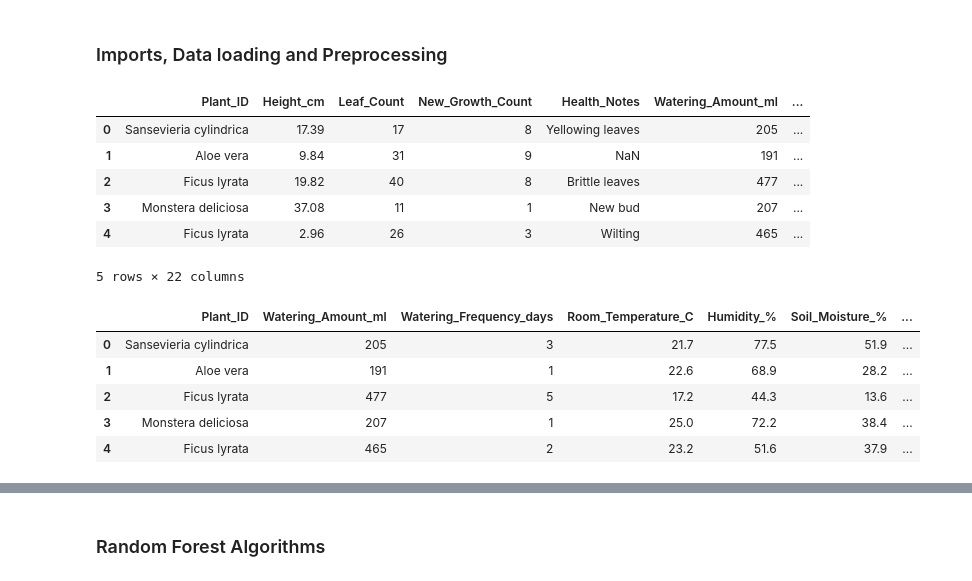
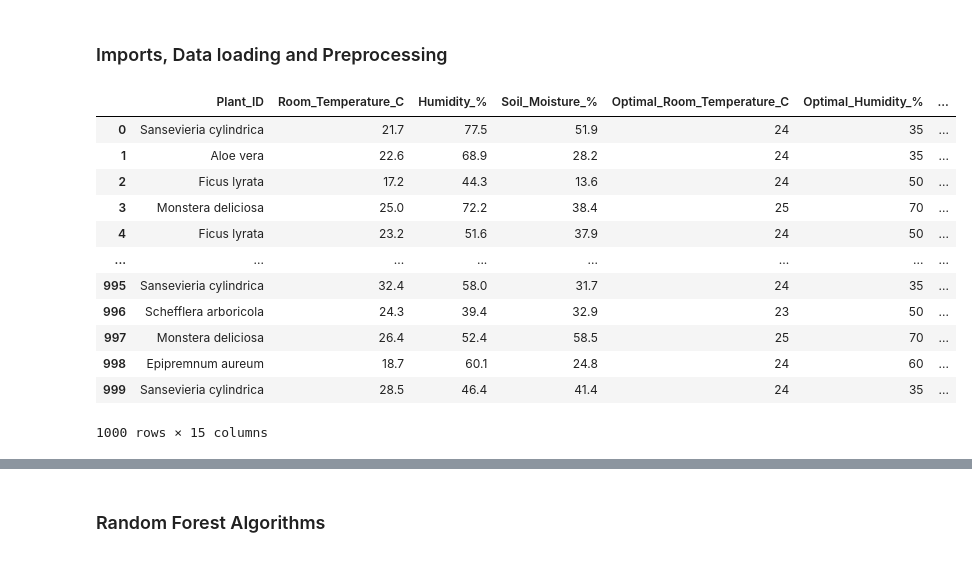
Before and after one commit to VIA-Plantify/Plantify-MachineLearning, a Jupyter notebook: datapreparation/indoor_dataset/indoor_plant_classification.ipynb, the cells around one changed output, grey strips where cells are left out. Saved outputs shown, nothing was run; the diff lists cells and outputs as text; code cells hidden in the pictures.

```diff
--- a/datapreparation/indoor_dataset/indoor_plant.ipynb
+++ b/datapreparation/indoor_dataset/indoor_plant_classification.ipynb
@@ -16,37 +15,18 @@ from scipy.cluster.hierarchy import dendrogram, linkage
 # %%
-# Load files
-data_sensors = pd.read_csv("Indoor_Plant_Health_and_Growth_Factors.csv")
-data_optimal = pd.read_csv("optimal_plant_conditions.csv")
-light_values = pd.read_csv("light_intensity.csv")
-
-# Merge files
-data = pd.merge(
-    data_sensors,
-    data_optimal,
-    left_on='Plant_ID',
-    right_on='Plant_ID',
-    how='left'
-)
-
-data["Light_Intensity"] = light_values["Lux_Value"]
-
-data.head()
+from indoor_plant_preprocessing import data_preparation
+data = data_preparation()
+data
 # %% [output]
-|  | Plant_ID | Height_cm | Leaf_Count | New_Growth_Count | Health_Notes | Watering_Amount_ml | ... |
-| 0 | Sansevieria cylindrica | 17.39 | 17 | 8 | Yellowing leaves | 205 | ... |
-| 1 | Aloe vera | 9.84 | 31 | 9 | NaN | 191 | ... |
-| 2 | Ficus lyrata | 19.82 | 40 | 8 | Brittle leaves | 477 | ... |
-| 3 | Monstera deliciosa | 37.08 | 11 | 1 | New bud | 207 | ... |
-| 4 | Ficus lyrata | 2.96 | 26 | 3 | Wilting | 465 | ... |
+|  | Plant_ID | Room_Temperature_C | Humidity_% | Soil_Moisture_% | Optimal_Room_Temperature_C | Optimal_Humidity_% | ... |
+| 0 | Sansevieria cylindrica | 21.7 | 77.5 | 51.9 | 24 | 35 | ... |
+| 1 | Aloe vera | 22.6 | 68.9 | 28.2 | 24 | 35 | ... |
+| 2 | Ficus lyrata | 17.2 | 44.3 | 13.6 | 24 | 50 | ... |
+| 3 | Monstera deliciosa | 25.0 | 72.2 | 38.4 | 25 | 70 | ... |
+| 4 | Ficus lyrata | 23.2 | 51.6 | 37.9 | 24 | 50 | ... |
+| ... | ... | ... | ... | ... | ... | ... | ... |
+| 995 | Sansevieria cylindrica | 32.4 | 58.0 | 31.7 | 24 | 35 | ... |
+| 996 | Schefflera arboricola | 24.3 | 39.4 | 32.9 | 23 | 50 | ... |
+| 997 | Monstera deliciosa | 26.4 | 52.4 | 58.5 | 25 | 70 | ... |
+| 998 | Epipremnum aureum | 18.7 | 60.1 | 24.8 | 24 | 60 | ... |
+| 999 | Sansevieria cylindrica | 28.5 | 46.4 | 41.4 | 24 | 35 | ... |
-5 rows × 22 columns
+1000 rows × 15 columns
-# %%
-# Drop irrelevant columns
-data = data.drop(columns=["Fertilizer_Type", "Fertilizer_Amount_ml", "Pest_Presence", "Pest_Severity", "Soil_Type","Health_Score", "Height_cm", "Leaf_Count", "New_Growth_Count", "Health_Notes",  "Sunlight_Exposure"])
-data.head()
-# %% [output]
-|  | Plant_ID | Watering_Amount_ml | Watering_Frequency_days | Room_Temperature_C | Humidity_% | Soil_Moisture_% | ... |
-| 0 | Sansevieria cylindrica | 205 | 3 | 21.7 | 77.5 | 51.9 | ... |
-| 1 | Aloe vera | 191 | 1 | 22.6 | 68.9 | 28.2 | ... |
-| 2 | Ficus lyrata | 477 | 5 | 17.2 | 44.3 | 13.6 | ... |
-| 3 | Monstera deliciosa | 207 | 1 | 25.0 | 72.2 | 38.4 | ... |
-| 4 | Ficus lyrata | 465 | 2 | 23.2 | 51.6 | 37.9 | ... |
```
Also changed, not shown: parts of 18 cells of this notebook, 3 other files.
